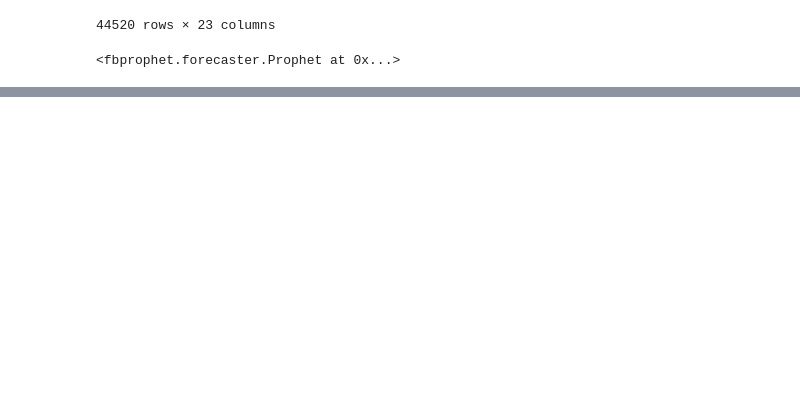
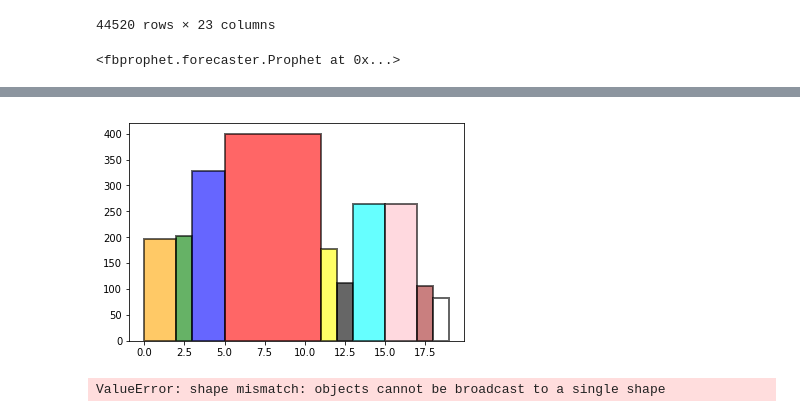
Before and after one commit to cspitmit03/data602-finalproject, a Jupyter notebook: Predict.ipynb, the cells around one changed output, grey strips where cells are left out. Drawn from its saved outputs; the diff is of its cells as text; code cells hidden in the pictures; blank space fills up the shorter version.

```diff
--- a/Predict.ipynb
+++ b/Predict.ipynb
@@ -546,0 +695,41 @@ forecast
+# %%
+import matplotlib.pyplot as pyplot
+import pylab
+
+def PlotDayForecast(DayNumber, ForecastTable):
+    widths = [2, 1, 2, 6, 1, 1, 2, 2, 1, 1]
+    data = ForecastTable.iloc[DayNumber, :].values/widths
+    left = [0]
+    for i in range(1, 10): left.append(widths[i-1] + left[i-1])
+    pyplot.bar(left, data, width = widths,
+               color=('orange','green','blue', 'red', 'yellow', 'black', 'cyan', 'pink', 'brown', 'white'),
+    alpha = 0.6, align='edge', edgecolor = 'k', linewidth = 2)
+    pylab.legend(loc='upper left')
+
+
+    pyplot.show()
+
+PlotDayForecast(2, ForecastTable)
+# %% [output]
+[figure, added]
+# %%
+import matplotlib.pyplot as pyplot
+import pylab
+
+def PlotCounterForecast(CounterNumber, ForecastTable):
+    widths = [1]*7
+    data = ForecastTable.iloc[:, CounterNumber].values/widths
+    left = [0]
+    for i in range(1, 8): left.append(widths[i-1] + left[i-1])
+    pyplot.bar(left, data, width = widths,
+               color=('orange','green','blue', 'red', 'yellow', 'black', 'cyan', 'pink', 'brown', 'white'),
+    alpha = 0.6, align='edge', edgecolor = 'k', linewidth = 2)
+    pylab.legend(loc='upper left')
+
+
+    pyplot.show()
+
+
+PlotCounterForecast(3, ForecastTable)
+# %% [output]
+ValueError: shape mismatch: objects cannot be broadcast to a single shape
```
Also changed, not shown: parts of 7 cells of this notebook, 1 other file.
